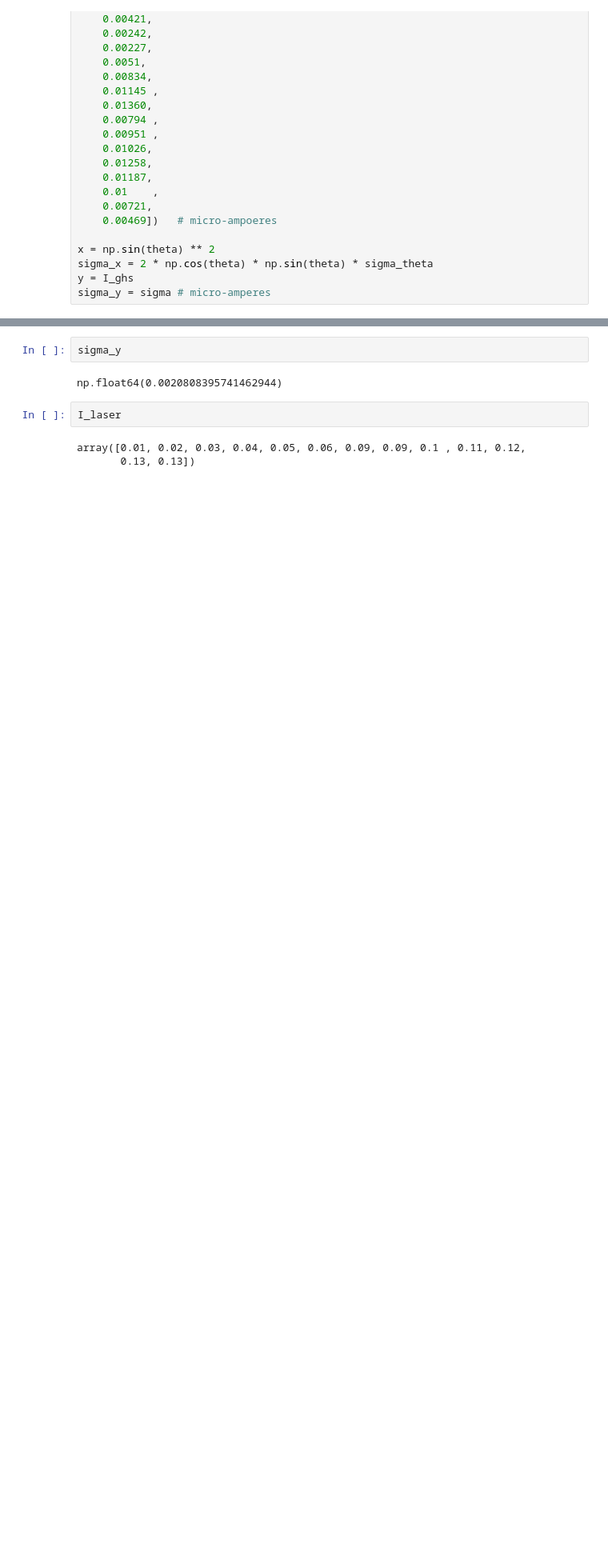
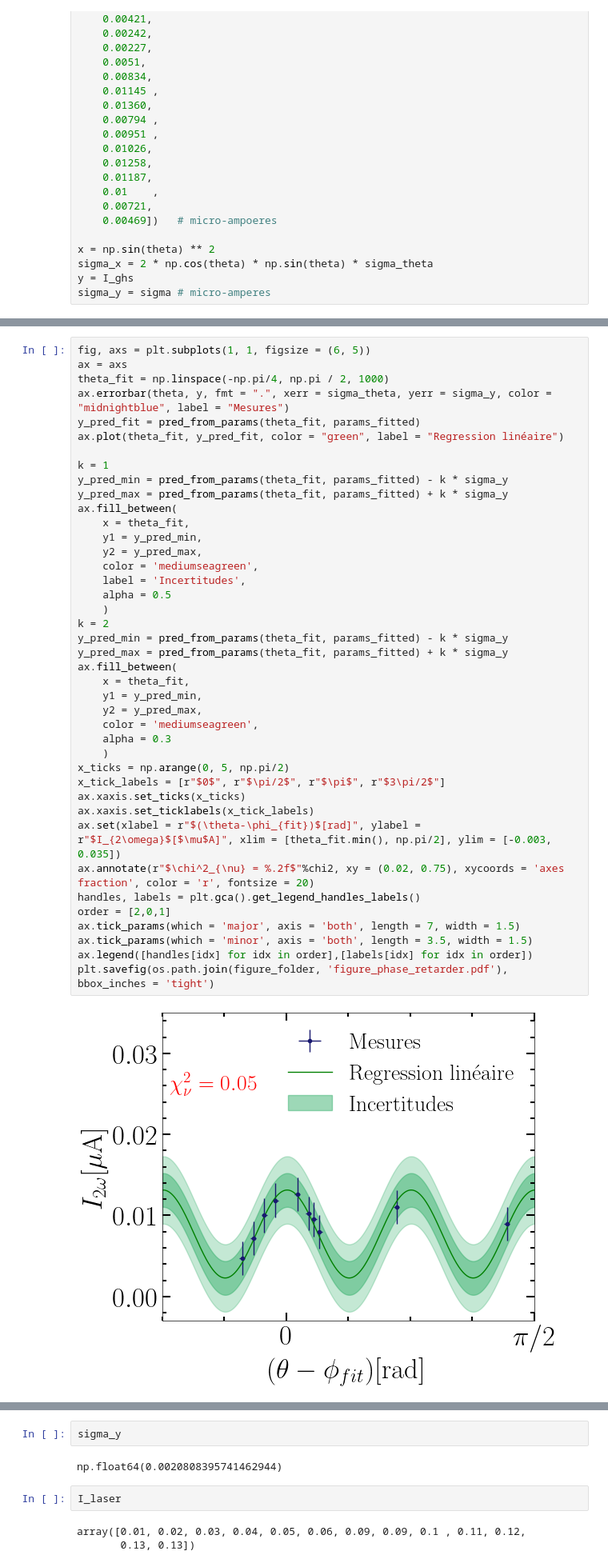
Before and after one commit to EnceladeCandy/phy3040, a Jupyter notebook: notebooks/optique_non_lineaire.ipynb, the cells around one changed output, grey strips where cells are left out. Shown at 80% size. Cells and saved outputs as stored; diff of their text form; blank space fills up the shorter version.

```diff
--- a/notebooks/optique_non_lineaire.ipynb
+++ b/notebooks/optique_non_lineaire.ipynb
@@ -1047,0 +1367,43 @@ array([ 1.71881378e-02,  5.96937761e-03, -1.51149947e-02, -1.12187602e-02,
+# %%
+fig, axs = plt.subplots(1, 1, figsize = (6, 5))
+ax = axs
+theta_fit = np.linspace(-np.pi/4, np.pi / 2, 1000)
+ax.errorbar(theta, y, fmt = ".", xerr = sigma_theta, yerr = sigma_y, color = "midnightblue", label = "Mesures")
+y_pred_fit = pred_from_params(theta_fit, params_fitted)
+ax.plot(theta_fit, y_pred_fit, color = "green", label = "Regression linéaire")
+
+k = 1
+y_pred_min = pred_from_params(theta_fit, params_fitted) - k * sigma_y
+y_pred_max = pred_from_params(theta_fit, params_fitted) + k * sigma_y
+ax.fill_between(
+    x = theta_fit,
+    y1 = y_pred_min,
+    y2 = y_pred_max,
+    color = 'mediumseagreen',
+    label = 'Incertitudes',
+    alpha = 0.5
+    )
+k = 2
+y_pred_min = pred_from_params(theta_fit, params_fitted) - k * sigma_y
+y_pred_max = pred_from_params(theta_fit, params_fitted) + k * sigma_y
+ax.fill_between(
+    x = theta_fit,
+    y1 = y_pred_min,
+    y2 = y_pred_max,
+    color = 'mediumseagreen',
+    alpha = 0.3
+    )
+x_ticks = np.arange(0, 5, np.pi/2)
+x_tick_labels = [r"$0$", r"$\pi/2$", r"$\pi$", r"$3\pi/2$"]
+ax.xaxis.set_ticks(x_ticks)
+ax.xaxis.set_ticklabels(x_tick_labels)
+ax.set(xlabel = r"$(\theta-\phi_{fit})$[rad]", ylabel = r"$I_{2\omega}$[$\mu$A]", xlim = [theta_fit.min(), np.pi/2], ylim = [-0.003, 0.035])
+ax.annotate(r"$\chi^2_{\nu} = %.2f$"%chi2, xy = (0.02, 0.75), xycoords = 'axes fraction', color = 'r', fontsize = 20)
+handles, labels = plt.gca().get_legend_handles_labels()
+order = [2,0,1]
+ax.tick_params(which = 'major', axis = 'both', length = 7, width = 1.5)
+ax.tick_params(which = 'minor', axis = 'both', length = 3.5, width = 1.5)
+ax.legend([handles[idx] for idx in order],[labels[idx] for idx in order])
+plt.savefig(os.path.join(figure_folder, 'figure_phase_retarder.pdf'), bbox_inches = 'tight')
+# %% [output]
+[figure, added]
```
Also changed, not shown: parts of 36 cells of this notebook.
